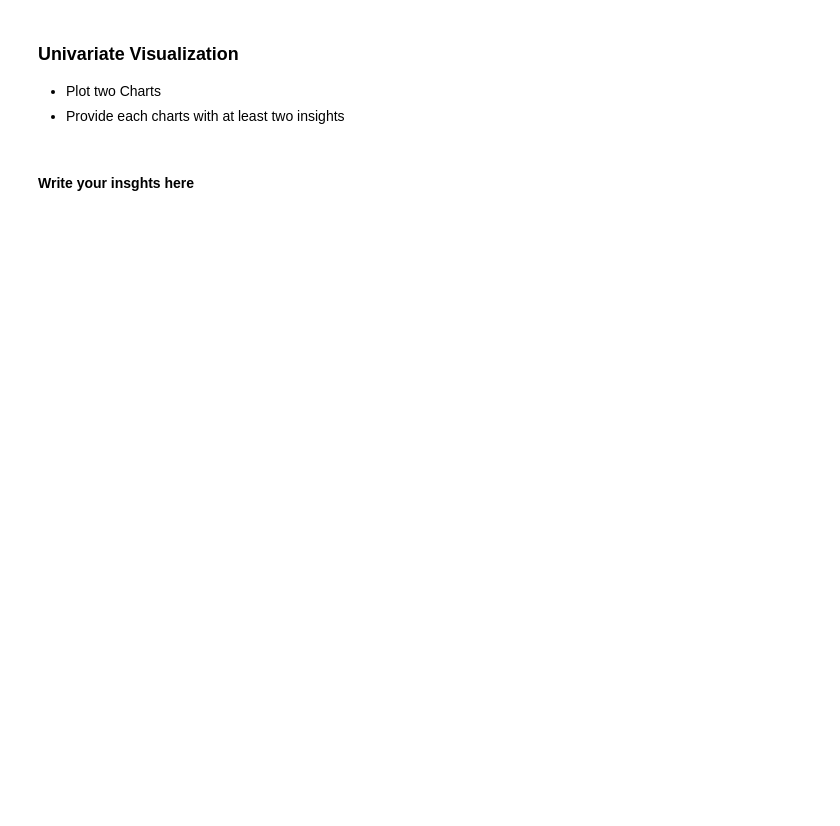
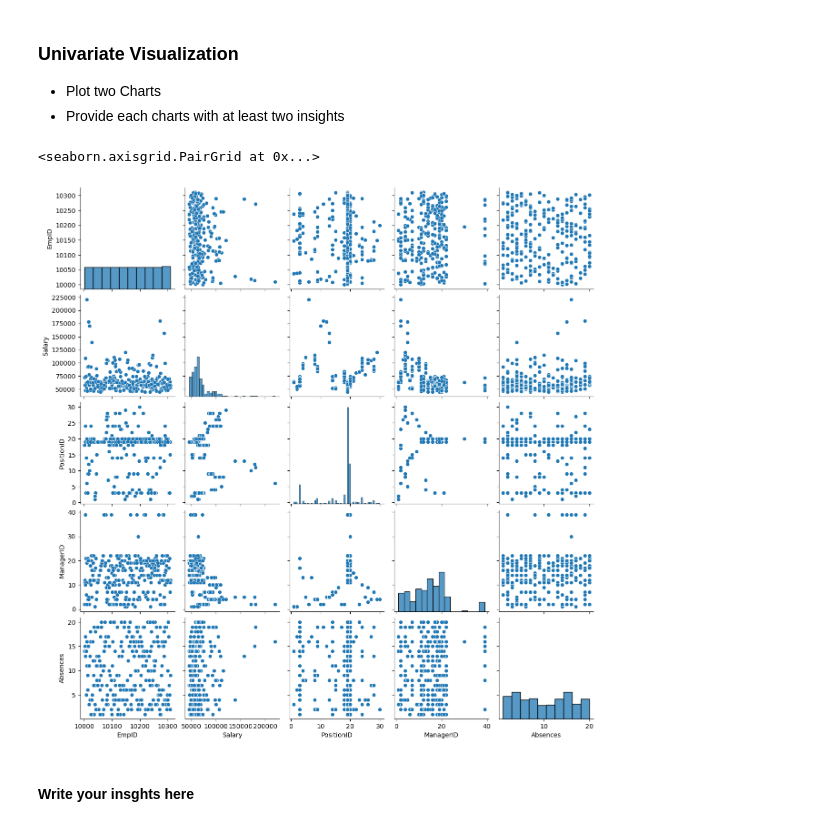
Before and after one commit to Tuwaiq-Data-Science-Bootcamp-V2/EDA-Lab1, a Jupyter notebook: EDA_Assignment .ipynb, the cells around one changed output. Saved outputs shown, nothing was run; the diff lists cells and outputs as text; code cells hidden in the pictures; blank space fills up the shorter version.

```diff
--- a/EDA_Assignment .ipynb
+++ b/EDA_Assignment .ipynb
@@ -4,0 +14,3 @@
+# %%
+df = pd.read_csv("HR_Missing_Vslues.csv")
+df.head()
@@ -6,5 +78,10 @@
 ### Univariate Visualization
 * Plot two Charts
 * Provide each charts with at least two insights
+# %%
+sns.pairplot(df)
+# %% [output]
+<seaborn.axisgrid.PairGrid at 0x...>
+[figure, added]
 # %% [markdown]
 #### Write your insghts here
```
Also changed, not shown: parts of 26 cells of this notebook, 1 other file.
